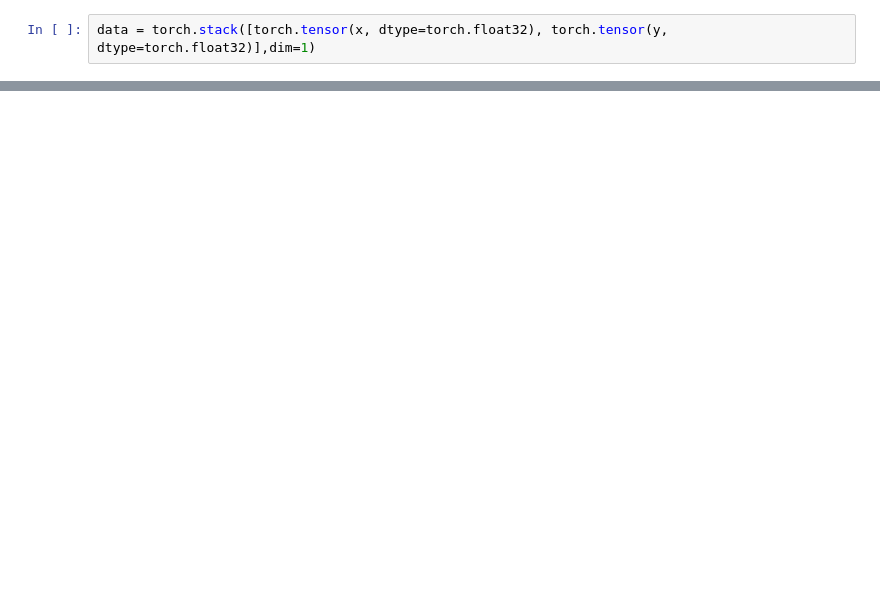
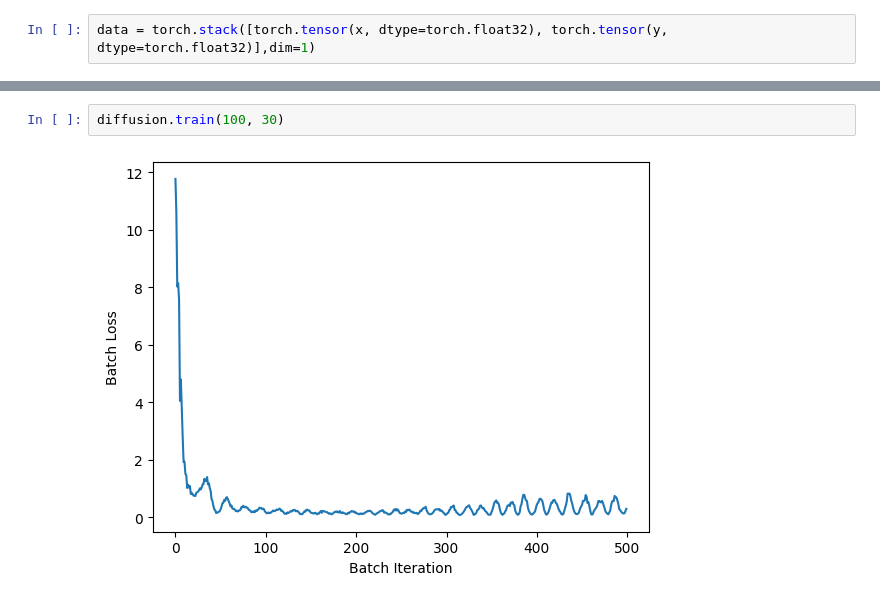
Before and after one commit to KristofPusztai/Probabilistic-Diffusion, a Jupyter notebook: circular_data.ipynb, the cells around one changed output, grey strips where cells are left out. Drawn from its saved outputs; the diff is of its cells as text; blank space fills up the shorter version.

```diff
--- a/circular_data.ipynb
+++ b/circular_data.ipynb
@@ -92,0 +102,4 @@ plt.show()
+# %%
+diffusion.train(100, 30)
+# %% [output]
+[figure, added]
```
Also changed, not shown: parts of 12 cells of this notebook, 1 other file.
